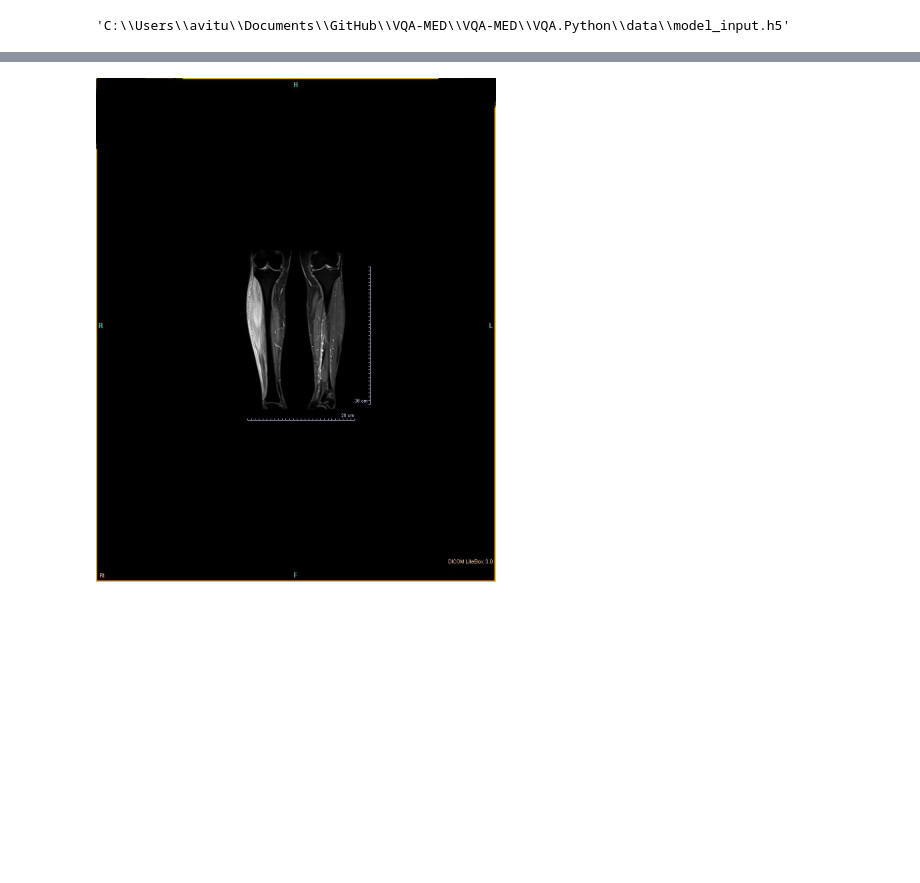
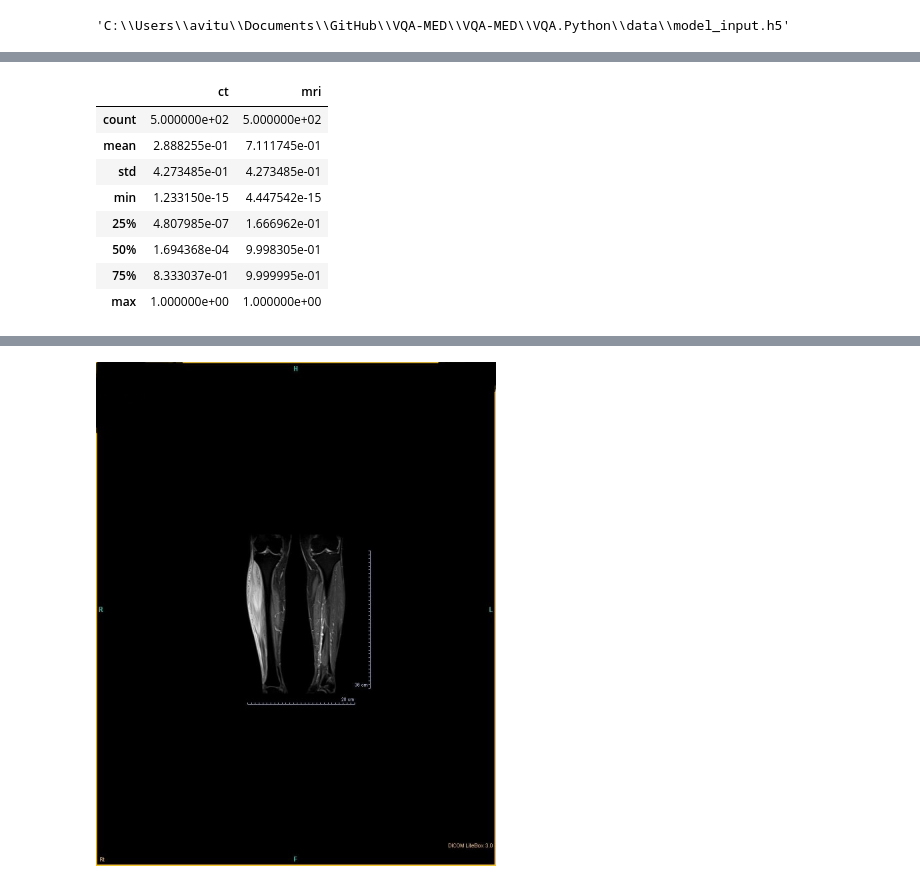
Before and after one commit to turner11/VQA-MED, a Jupyter notebook: VQA-MED/VQA.Python/5_predicting.ipynb, the cells around one changed output, grey strips where cells are left out. Saved outputs shown, nothing was run; the diff lists cells and outputs as text; code cells hidden in the pictures; blank space fills up the shorter version.

```diff
--- a/VQA-MED/VQA.Python/5_predicting.ipynb
+++ b/VQA-MED/VQA.Python/5_predicting.ipynb
@@ -120,3 +113,15 @@ print(list(zip(df_data.image_name.values, results))[:10])
+# %%
+df_predictions.describe()
+# %% [output]
+|  | ct | mri |
+| count | 5.000000e+02 | 5.000000e+02 |
+| mean | 2.888255e-01 | 7.111745e-01 |
+| std | 4.273485e-01 | 4.273485e-01 |
+| min | 1.233150e-15 | 4.447542e-15 |
+| 25% | 4.807985e-07 | 1.666962e-01 |
+| 50% | 1.694368e-04 | 9.998305e-01 |
+| 75% | 8.333037e-01 | 9.999995e-01 |
+| max | 1.000000e+00 | 1.000000e+00 |
 # %%
 # from IPython.core.interactiveshell import InteractiveShell
 # InteractiveShell.ast_node_interactivity = "all"
```
Also changed, not shown: parts of 16 cells of this notebook, 7 other files.
